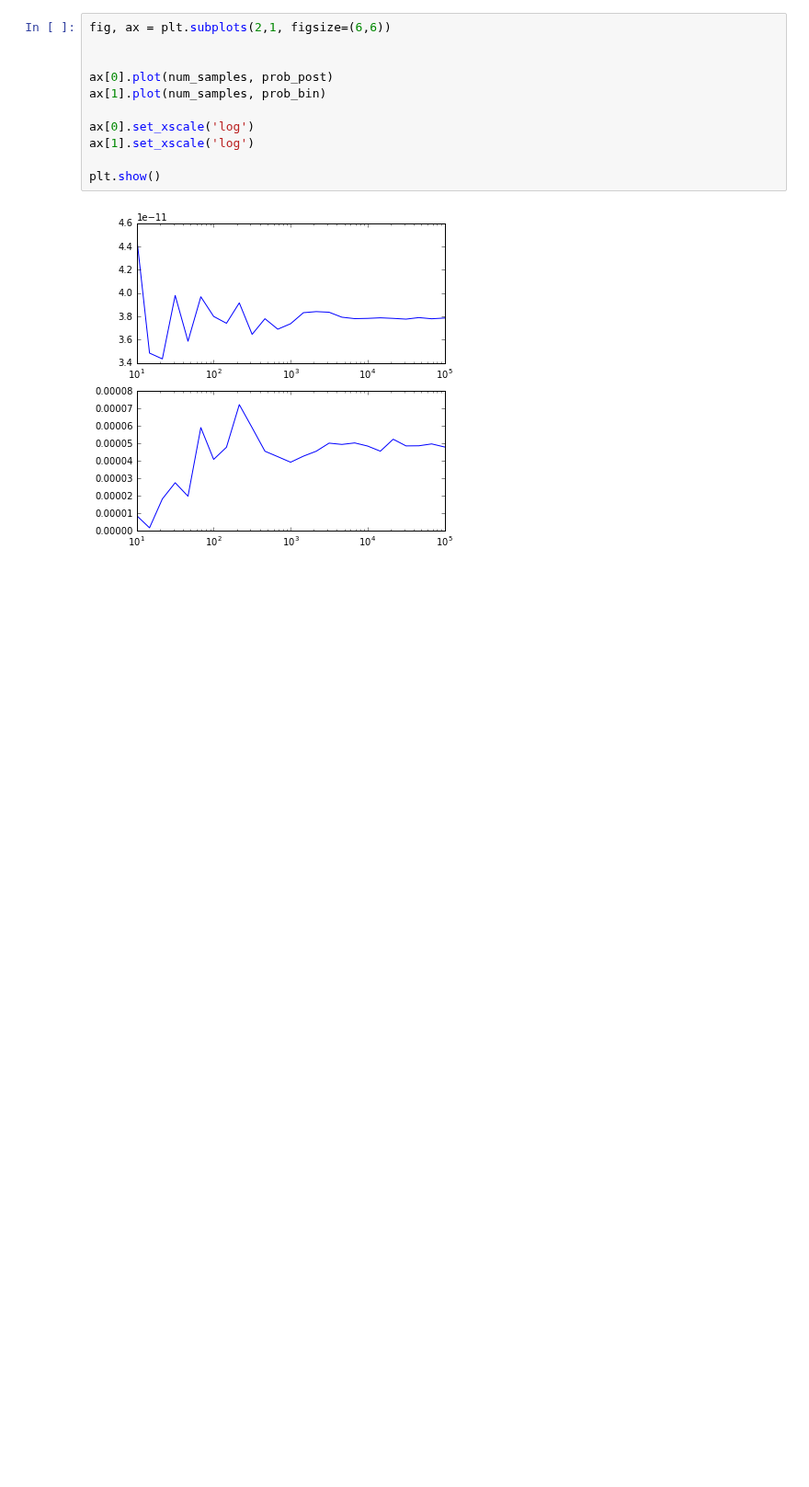
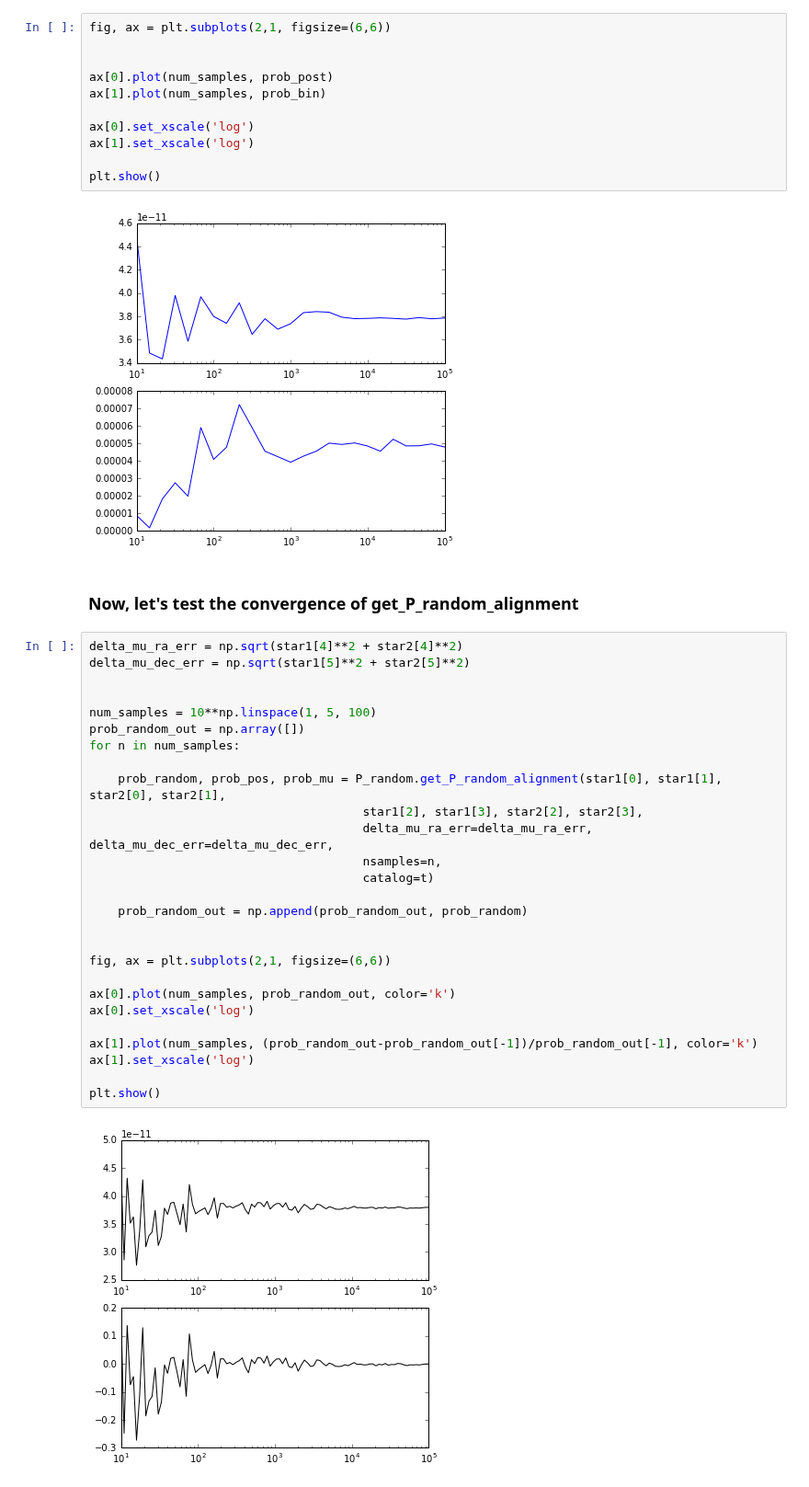
Before and after one commit to astroJeff/gaia_binaries, a Jupyter notebook: notebooks/Convergence Testing.ipynb, the cells around one changed output. Shown at 92% size. Saved outputs shown, nothing was run; the diff lists cells and outputs as text; blank space fills up the shorter version.

```diff
--- a/notebooks/Convergence Testing.ipynb
+++ b/notebooks/Convergence Testing.ipynb
@@ -108,3 +110,34 @@ ax[1].set_xscale('log')
 plt.show()
 # %% [output]
 [figure]
+# %% [markdown]
+### Now, let's test the convergence of get_P_random_alignment
+# %%
+delta_mu_ra_err = np.sqrt(star1[4]**2 + star2[4]**2)
+delta_mu_dec_err = np.sqrt(star1[5]**2 + star2[5]**2)
+
+
+num_samples = 10**np.linspace(1, 5, 100)
+prob_random_out = np.array([])
+for n in num_samples:
+
+    prob_random, prob_pos, prob_mu = P_random.get_P_random_alignment(star1[0], star1[1], star2[0], star2[1],
+                                      star1[2], star1[3], star2[2], star2[3],
+                                      delta_mu_ra_err=delta_mu_ra_err, delta_mu_dec_err=delta_mu_dec_err,
+                                      nsamples=n,
+                                      catalog=t)
+
+    prob_random_out = np.append(prob_random_out, prob_random)
+
+
+fig, ax = plt.subplots(2,1, figsize=(6,6))
+
+ax[0].plot(num_samples, prob_random_out, color='k')
+ax[0].set_xscale('log')
+
+ax[1].plot(num_samples, (prob_random_out-prob_random_out[-1])/prob_random_out[-1], color='k')
+ax[1].set_xscale('log')
+
+plt.show()
+# %% [output]
+[figure, added]
```
Also changed, not shown: parts of 2 cells of this notebook, 4 other files.
